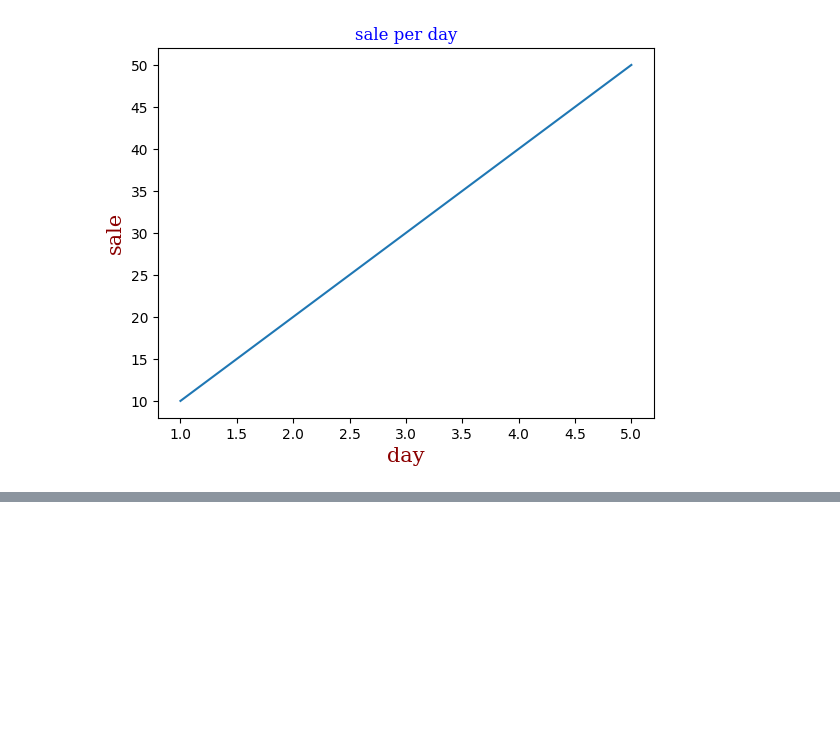
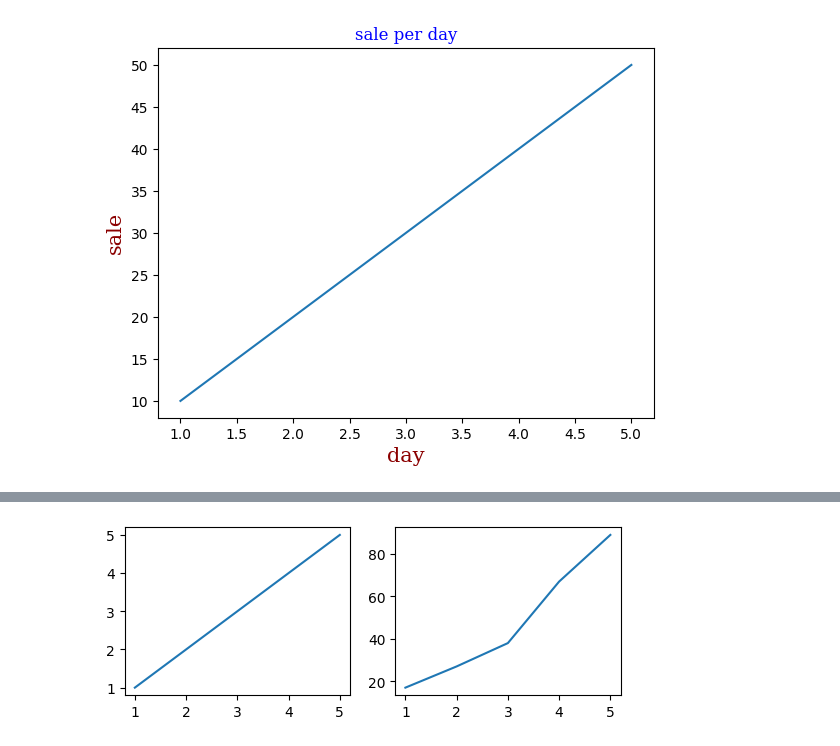
Before and after one commit to Olu-ML/Olu, a Jupyter notebook: ML_DAY_7.ipynb, the cells around one changed output, grey strips where cells are left out. Saved outputs shown, nothing was run; the diff lists cells and outputs as text; code cells hidden in the pictures; blank space fills up the shorter version.

```diff
--- a/ML_DAY_7.ipynb
+++ b/ML_DAY_7.ipynb
@@ -81,0 +142,10 @@ plt.show()
+# %%
+plt.subplot(2,2,1)
+plt.plot(x1,y1)
+
+plt.subplot(2,2,2)
+plt.plot(x2,y2)
+
+plt.show()
+# %% [output]
+[figure, added]
```
Also changed, not shown: parts of 7 cells of this notebook.
